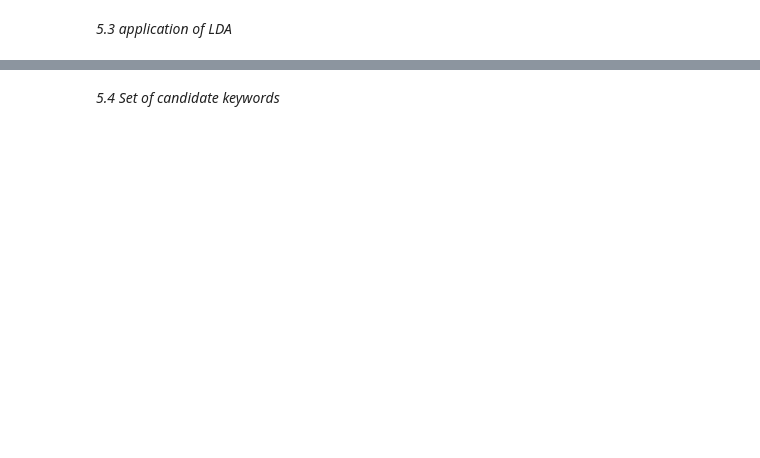
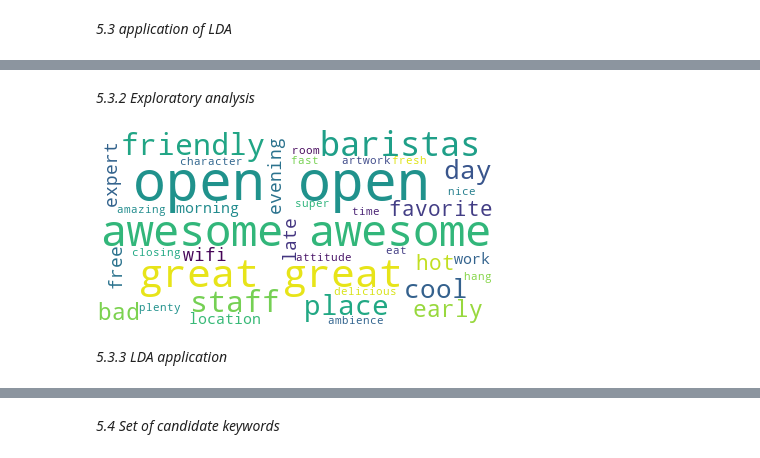
Before and after one commit to jalex3421/KeywordsExtractionFromBusiness, a Jupyter notebook: KeywordExtractionFromBusiness.ipynb, the cells around one changed output, grey strips where cells are left out. Cells and saved outputs as stored; diff of their text form; code cells hidden in the pictures; blank space fills up the shorter version.

```diff
--- a/KeywordExtractionFromBusiness.ipynb
+++ b/KeywordExtractionFromBusiness.ipynb
@@ -1670,0 +1659,22 @@ print(f"The average similarity of the words is {np.array(similarities).mean()}")
+# %%
+totalReviewsBERTLDA= removeEmptyReviews(KMostSimilarSentences)
+# %%
+tLDA = []
+for r in totalReviewsBERTLDA:
+  tLDA.append(word_tokenize(str(r)))
+# %% [markdown]
+*5.3.2 Exploratory analysis*
+# %%
+string = []
+for r in KMostSimilarSentences:
+  string.append((str(r)))
+# %%
+string_data_LDA_BERT = ','.join(string)
+# %%
+wordcloud = WordCloud(background_color="white", max_words=5000, contour_width=3, contour_color='steelblue')
+wordcloud.generate(string_data_LDA_BERT)
+wordcloud.to_image()
+# %% [output]
+[figure, added]
+# %% [markdown]
+*5.3.3 LDA application*
```
Also changed, not shown: parts of 37 cells of this notebook.
